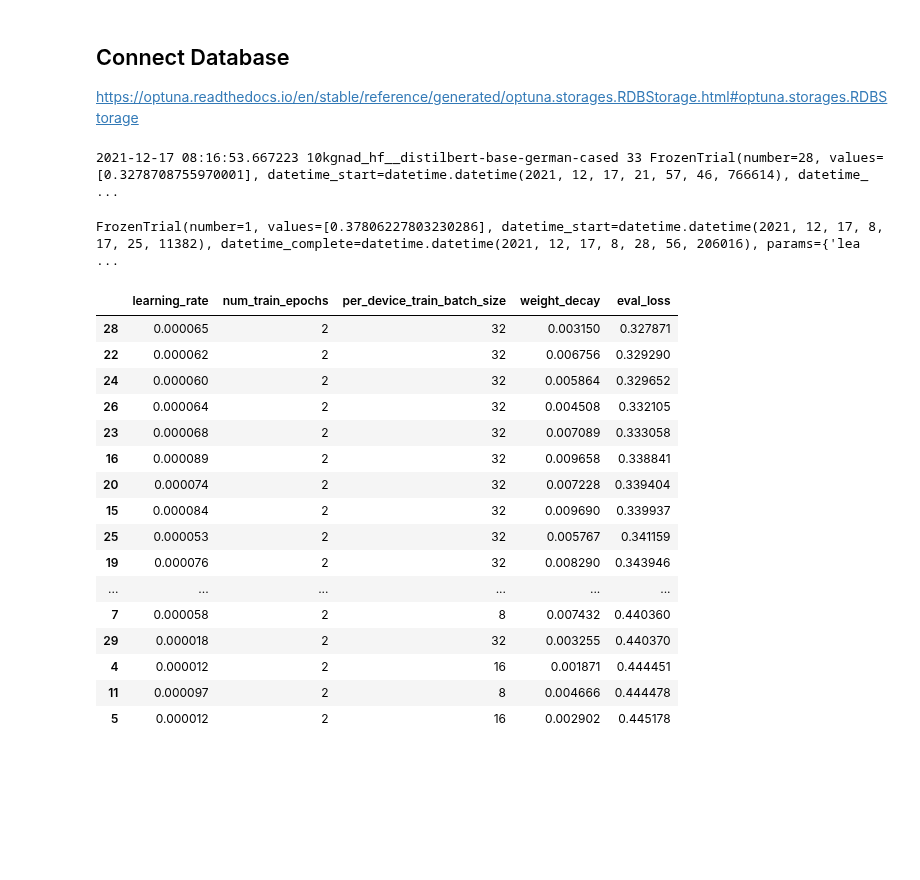
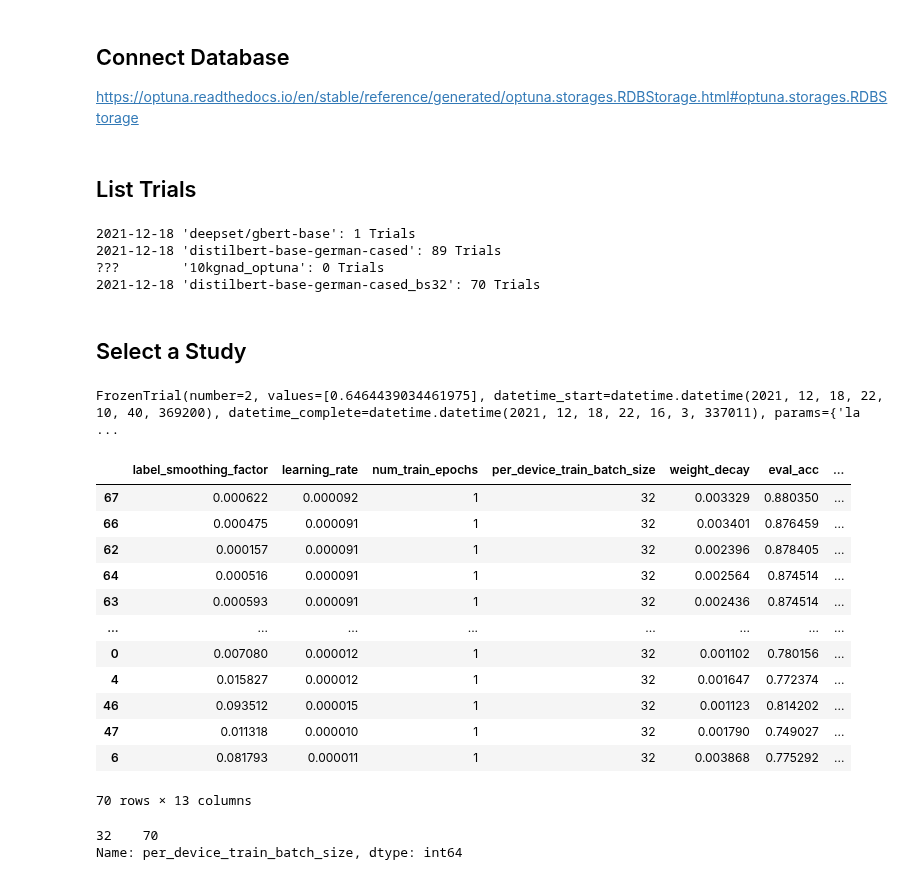
Before and after one commit to goerlitz/nlp-classification, a Jupyter notebook: notebooks/10kGNAD/colab/21d_10kGNAD_optuna_trial_analysis.ipynb, the cells around one changed output. Drawn from its saved outputs; the diff is of its cells as text; code cells hidden in the pictures; blank space fills up the shorter version.

```diff
--- a/notebooks/10kGNAD/colab/21d_10kGNAD_optuna_trial_analysis.ipynb
+++ b/notebooks/10kGNAD/colab/21d_10kGNAD_optuna_trial_analysis.ipynb
@@ -20,51 +21,73 @@ Drive already mounted at /content/gdrive; to attempt to forcibly remount, call d
 
 https://optuna.readthedocs.io/en/stable/reference/generated/optuna.storages.RDBStorage.html#optuna.storages.RDBStorage
 # %%
+checkpoint = "distilbert-base-german-cased"
+# checkpoint = "deepset/gbert-base"
+# checkpoint = "deepset/gelectra-base"
+
 db_path = "/content/gdrive/My Drive/Colab Notebooks/nlp-classification/"
-db_name = "10kgnad_hf__distilbert-base-german-cased"
+db_name = "10kgnad_optuna"
 
 storage = RDBStorage(
     url=f"sqlite:///{db_path}{db_name}.db",
     #engine_kwargs={"pool_size": 20, "connect_args": {"timeout": 10}},
 )
+# %% [markdown]
+## List Trials
 # %%
 for s in storage.get_all_study_summaries():
-    print(s.datetime_start, s.study_name, s.n_trials, s.best_trial)
+    if s.datetime_start is None:
+        print(f"???        '{s.study_name}': {s.n_trials} Trials")
+    else:
+        print(f"{s.datetime_start.date()} '{s.study_name}': {s.n_trials} Trials")
 # %% [output]
-2021-12-17 08:16:53.667223 10kgnad_hf__distilbert-base-german-cased 33 FrozenTrial(number=28, values=[0.3278708755970001], datetime_start=datetime.datetime(2021, 12, 17, 21, 57, 46, 766614), datetime_ ...
+2021-12-18 'deepset/gbert-base': 1 Trials
+2021-12-18 'distilbert-base-german-cased': 89 Trials
+???        '10kgnad_optuna': 0 Trials
+2021-12-18 'distilbert-base-german-cased_bs32': 70 Trials
+# %% [markdown]
+## Select a Study
 # %%
-study = storage.get_all_study_summaries()[0].study_name
+study = checkpoint + "_bs32"
+# study = storage.get_all_study_summaries()[0].study_name
+
 trials = storage.get_all_trials(storage.get_study_id_from_name(study))
 # %%
-trials[1]
+trials[2]
 # %% [output]
-FrozenTrial(number=1, values=[0.37806227803230286], datetime_start=datetime.datetime(2021, 12, 17, 8, 17, 25, 11382), datetime_complete=datetime.datetime(2021, 12, 17, 8, 28, 56, 206016), params={'lea ...
+FrozenTrial(number=2, values=[0.6464439034461975], datetime_start=datetime.datetime(2021, 12, 18, 22, 10, 40, 369200), datetime_complete=datetime.datetime(2021, 12, 18, 22, 16, 3, 337011), params={'la ...
 # %%
 from optuna.trial import TrialState
 
 complete_trials = [t for t in trials if t.state==TrialState.COMPLETE]
 
 trial_df = pd.DataFrame([t.params for t in complete_trials])
 trial_df.index = [t.number for t in complete_trials]
 trial_df["eval_loss"] = [t.value for t in complete_trials]
-trial_df.sort_values("eval_loss")
+
+userattr_df = pd.DataFrame([t.user_attrs for t in complete_trials])
+userattr_df.index = [t.number for t in complete_trials]
+metrics_df = pd.concat([trial_df.drop("eval_loss", axis=1), userattr_df], axis=1)
+
+metrics_df.sort_values("eval_loss")
 # %% [output]
-|  | learning_rate | num_train_epochs | per_device_train_batch_size | weight_decay | eval_loss |
-| 28 | 0.000065 | 2 | 32 | 0.003150 | 0.327871 |
-| 22 | 0.000062 | 2 | 32 | 0.006756 | 0.329290 |
-| 24 | 0.000060 | 2 | 32 | 0.005864 | 0.329652 |
-| 26 | 0.000064 | 2 | 32 | 0.004508 | 0.332105 |
-| 23 | 0.000068 | 2 | 32 | 0.007089 | 0.333058 |
-| 16 | 0.000089 | 2 | 32 | 0.009658 | 0.338841 |
-| 20 | 0.000074 | 2 | 32 | 0.007228 | 0.339404 |
-| 15 | 0.000084 | 2 | 32 | 0.009690 | 0.339937 |
-| 25 | 0.000053 | 2 | 32 | 0.005767 | 0.341159 |
-| 19 | 0.000076 | 2 | 32 | 0.008290 | 0.343946 |
-| ... | ... | ... | ... | ... | ... |
-| 7 | 0.000058 | 2 | 8 | 0.007432 | 0.440360 |
-| 29 | 0.000018 | 2 | 32 | 0.003255 | 0.440370 |
-| 4 | 0.000012 | 2 | 16 | 0.001871 | 0.444451 |
-| 11 | 0.000097 | 2 | 8 | 0.004666 | 0.444478 |
-| 5 | 0.000012 | 2 | 16 | 0.002902 | 0.445178 |
+|  | label_smoothing_factor | learning_rate | num_train_epochs | per_device_train_batch_size | weight_decay | eval_acc | ... |
+| 67 | 0.000622 | 0.000092 | 1 | 32 | 0.003329 | 0.880350 | ... |
+| 66 | 0.000475 | 0.000091 | 1 | 32 | 0.003401 | 0.876459 | ... |
+| 62 | 0.000157 | 0.000091 | 1 | 32 | 0.002396 | 0.878405 | ... |
+| 64 | 0.000516 | 0.000091 | 1 | 32 | 0.002564 | 0.874514 | ... |
+| 63 | 0.000593 | 0.000091 | 1 | 32 | 0.002436 | 0.874514 | ... |
+| ... | ... | ... | ... | ... | ... | ... | ... |
+| 0 | 0.007080 | 0.000012 | 1 | 32 | 0.001102 | 0.780156 | ... |
+| 4 | 0.015827 | 0.000012 | 1 | 32 | 0.001647 | 0.772374 | ... |
+| 46 | 0.093512 | 0.000015 | 1 | 32 | 0.001123 | 0.814202 | ... |
+| 47 | 0.011318 | 0.000010 | 1 | 32 | 0.001790 | 0.749027 | ... |
+| 6 | 0.081793 | 0.000011 | 1 | 32 | 0.003868 | 0.775292 | ... |
+70 rows × 13 columns
+# %%
+metrics_df.per_device_train_batch_size.value_counts()
+# %% [output]
+32    70
+Name: per_device_train_batch_size, dtype: int64
 # %%
 import plotly.express as px
```
Also changed, not shown: parts of 8 cells of this notebook.
